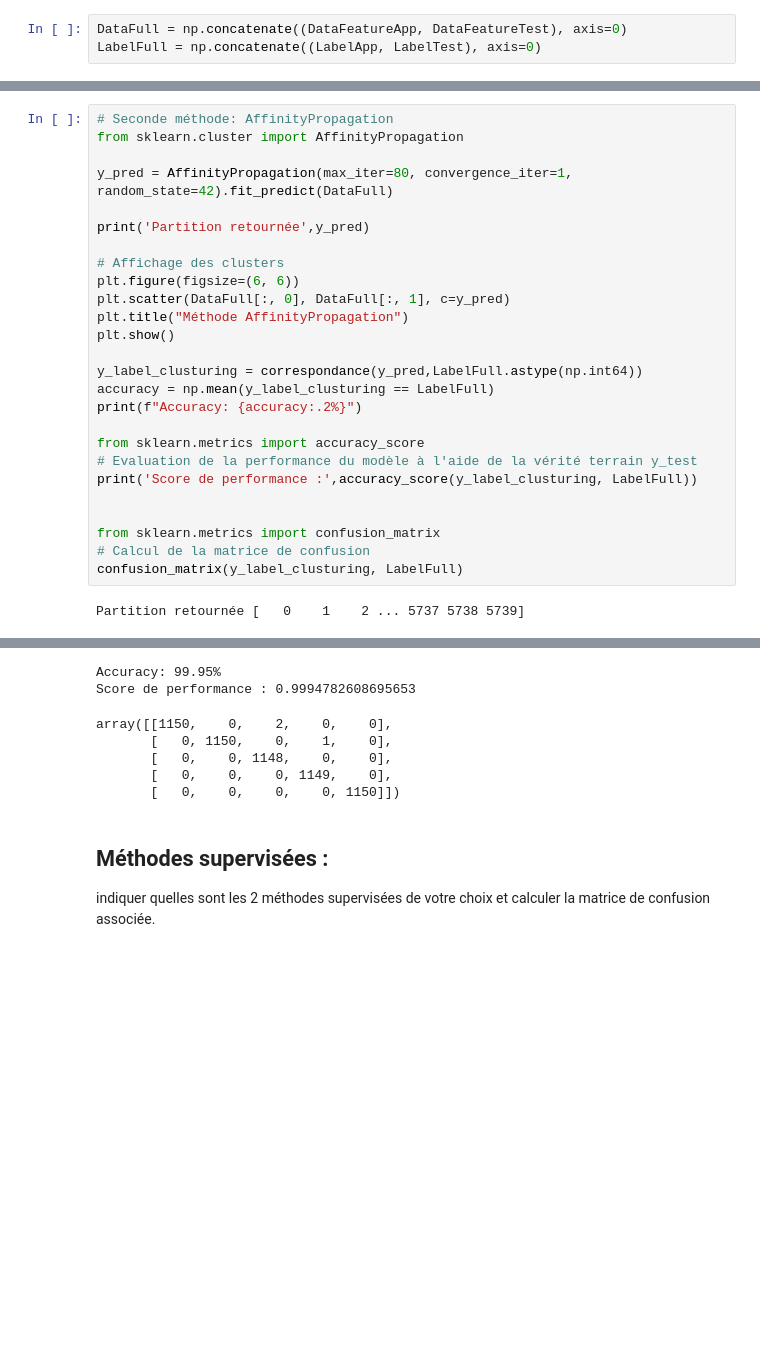
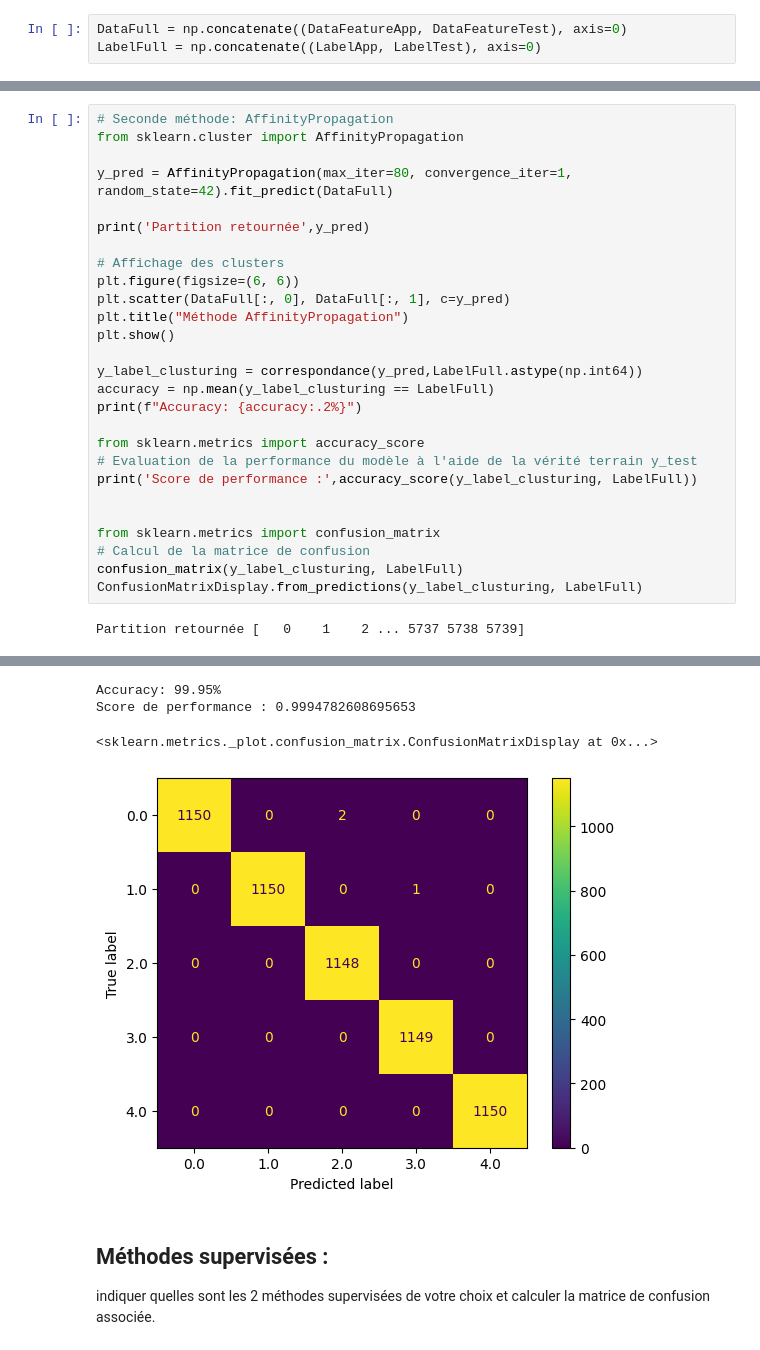
Before and after one commit to ellieee12/ecg_data_classification, a Jupyter notebook: Projet_ECG_Etudiant.ipynb, the cells around one changed output, grey strips where cells are left out. Drawn from its saved outputs; the diff is of its cells as text; blank space fills up the shorter version.

```diff
--- a/Projet_ECG_Etudiant.ipynb
+++ b/Projet_ECG_Etudiant.ipynb
@@ -152,38 +150,36 @@ array([[228, 150,  16, 100,  59],
 # Seconde méthode: AffinityPropagation
 from sklearn.cluster import AffinityPropagation
 
 y_pred = AffinityPropagation(max_iter=80, convergence_iter=1, random_state=42).fit_predict(DataFull)
 
 print('Partition retournée',y_pred)
 
 # Affichage des clusters
 plt.figure(figsize=(6, 6))
 plt.scatter(DataFull[:, 0], DataFull[:, 1], c=y_pred)
 plt.title("Méthode AffinityPropagation")
 plt.show()
 
 y_label_clusturing = correspondance(y_pred,LabelFull.astype(np.int64))
 accuracy = np.mean(y_label_clusturing == LabelFull)
 print(f"Accuracy: {accuracy:.2%}")
 
 from sklearn.metrics import accuracy_score
 # Evaluation de la performance du modèle à l'aide de la vérité terrain y_test
 print('Score de performance :',accuracy_score(y_label_clusturing, LabelFull))
 
 
 from sklearn.metrics import confusion_matrix
 # Calcul de la matrice de confusion
 confusion_matrix(y_label_clusturing, LabelFull)
+ConfusionMatrixDisplay.from_predictions(y_label_clusturing, LabelFull)
 # %% [output]
 Partition retournée [   0    1    2 ... 5737 5738 5739]
 [figure]
 Accuracy: 99.95%
 Score de performance : 0.9994782608695653
-array([[1150,    0,    2,    0,    0],
-       [   0, 1150,    0,    1,    0],
-       [   0,    0, 1148,    0,    0],
-       [   0,    0,    0, 1149,    0],
-       [   0,    0,    0,    0, 1150]])
+<sklearn.metrics._plot.confusion_matrix.ConfusionMatrixDisplay at 0x...>
+[figure, added]
 # %% [markdown]
 ## Méthodes supervisées  :
 indiquer quelles sont les 2 méthodes supervisées de votre choix et calculer la matrice de confusion associée.
```
Also changed, not shown: parts of 3 cells of this notebook.
